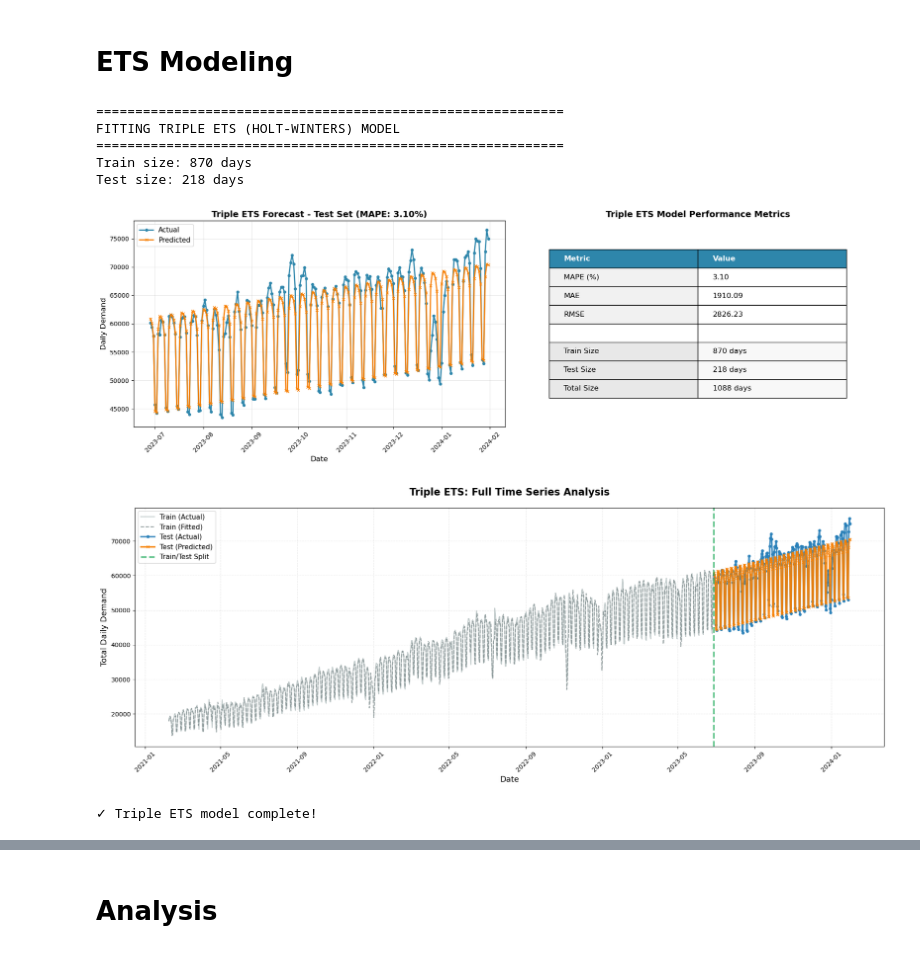
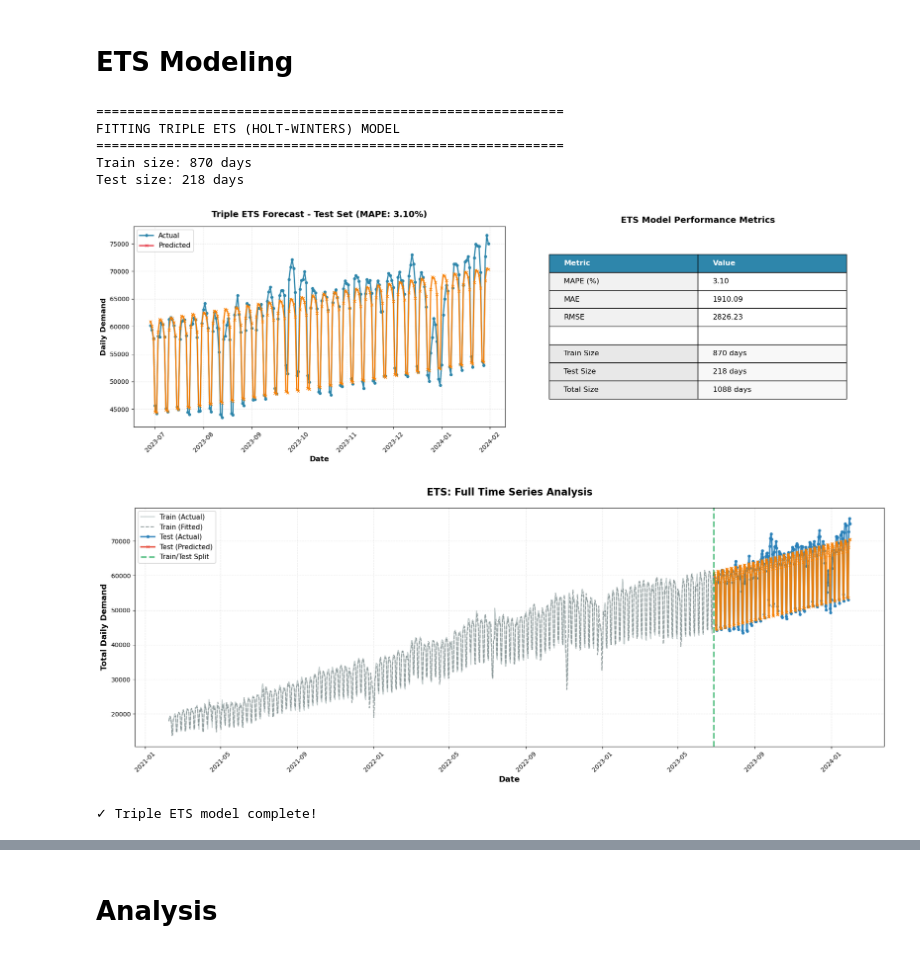
Before and after one commit to hpena212/snowflake-shaved-ice, a Jupyter notebook: notebooks/06_prophet_sarimax_forecasting.ipynb, the cells around one changed output, grey strips where cells are left out. Cells and saved outputs as stored; diff of their text form; code cells hidden in the pictures.

```diff
--- a/notebooks/06_prophet_sarimax_forecasting.ipynb
+++ b/notebooks/06_prophet_sarimax_forecasting.ipynb
@@ -402,69 +510,62 @@ results_ets = model_ets.fit(optimized=True)
 forecast_ets = results_ets.forecast(steps=len(test_ets))
 
 y_true_ets = test_ets.values
 y_pred_ets = forecast_ets.values
 
 # ============ CALCULATE METRICS ============
 mape_ets = calculate_mape(y_true_ets, y_pred_ets)
 mae_ets = mean_absolute_error(y_true_ets, y_pred_ets)
 rmse_ets = np.sqrt(mean_squared_error(y_true_ets, y_pred_ets))
 
 # ============ VISUALIZATION 1: Test Set + Metrics ============
 fig, axes = plt.subplots(1, 2, figsize=(18, 6))
 
-# Plot 1: Forecast
-ax1 = axes[0]
-ax1.plot(test_ets.index, y_true_ets, label='Actual', marker='o', linewidth=2, markersize=4, color='#2E86AB')
-ax1.plot(test_ets.index, y_pred_ets, label='Predicted', marker='x', linewidth=2, markersize=4, color='#F77F00')
-ax1.set_xlabel('Date', fontsize=12)
-ax1.set_ylabel('Daily Demand', fontsize=12)
-ax1.set_title(f'Triple ETS Forecast - Test Set (MAPE: {mape_ets:.2f}%)', fontsize=14, fontweight='bold')
-ax1.legend(fontsize=11)
-ax1.grid(True, alpha=0.3)
-ax1.tick_params(axis='x', rotation=45)
+plot_forecast_comparison(
+    ax=axes[0],
+    dates=test_ets.index,
+    y_actual=y_true_ets,
+    y_predicted=y_pred_ets,
+    mape=mape_ets,
+    title='Triple ETS Forecast - Test Set',
+    predicted_label='Predicted'
+)
+axes[0].lines[1].set_color('#F77F00')
 
-# Plot 2: Metrics Table
-plot_performance_table('Triple ETS', axes[1], mape_ets, mae_ets, rmse_ets,
-                       len(train_ets), len(test_ets), len(df_ets))
+plot_performance_table(
+    'ETS', axes[1], mape_ets, mae_ets, rmse_ets,
+    len(train_ets), len(test_ets), len(df_ets)
+)
 
 plt.tight_layout()
-plt.show()
 
 # ============ VISUALIZATION 2: Full Time Series with Train/Test Split ============
-plt.figure(figsize=(18, 7))
+fig, ax = plt.subplots(figsize=(18, 7))
 
-in_sample_pred_ets = results_ets.fittedvalues
+plot_train_test_split(
+    ax=ax,
+    train_dates=train_ets.index,
+    train_actual=train_ets.values,
+    train_fitted=results_ets.fittedvalues,
+    test_dates=test_ets.index,
+    test_actual=y_true_ets,
+    test_predicted=y_pred_ets,
+    title='ETS: Full Time Series Analysis'
+)
 
-plt.plot(train_ets.index, train_ets.values,
-         label='Train (Actual)', color='#95A5A6', alpha=0.6, linewidth=1.5)
-plt.plot(train_ets.index, in_sample_pred_ets,
-         label='Train (Fitted)', color='#7F8C8D', alpha=0.8, linewidth=1.5, linestyle='--')
-plt.plot(test_ets.index, y_true_ets,
-         label='Test (Actual)', marker='o', linewidth=2.5, markersize=4, alpha=0.9, color='#2980B9')
-plt.plot(test_ets.index, y_pred_ets,
-         label='Test (Predicted)', marker='x', linewidth=2.5, markersize=4, alpha=0.9, color='#F77F00')
+ax.lines[3].set_color('#F77F00')
+plt.tight_layout()
 
-split_date = train_ets.index[-1]
-plt.axvline(x=split_date, color='#27AE60', linestyle='--', linewidth=2.5, alpha=0.8, label='Train/Test Split')
-
-plt.xlabel('Date', fontsize=13)
-plt.ylabel('Total Daily Demand', fontsize=13)
-plt.title('Triple ETS: Full Time Series Analysis', fontsize=16, fontweight='bold', pad=20)
-plt.legend(fontsize=11, loc='best')
-plt.grid(True, alpha=0.3, linestyle='--')
-plt.xticks(rotation=45)
-plt.tight_layout()
 plt.show()
 
 print("\n✓ Triple ETS model complete!")
 # %% [output]
 ============================================================
 FITTING TRIPLE ETS (HOLT-WINTERS) MODEL
 ============================================================
 Train size: 870 days
 Test size: 218 days
-[figure, old version]
+[figure, new version]
-[figure, old version]
+[figure, new version]
 ✓ Triple ETS model complete!
 # %%
 # ============================================================================
```
Also changed, not shown: parts of 7 cells of this notebook, 1 other file.
